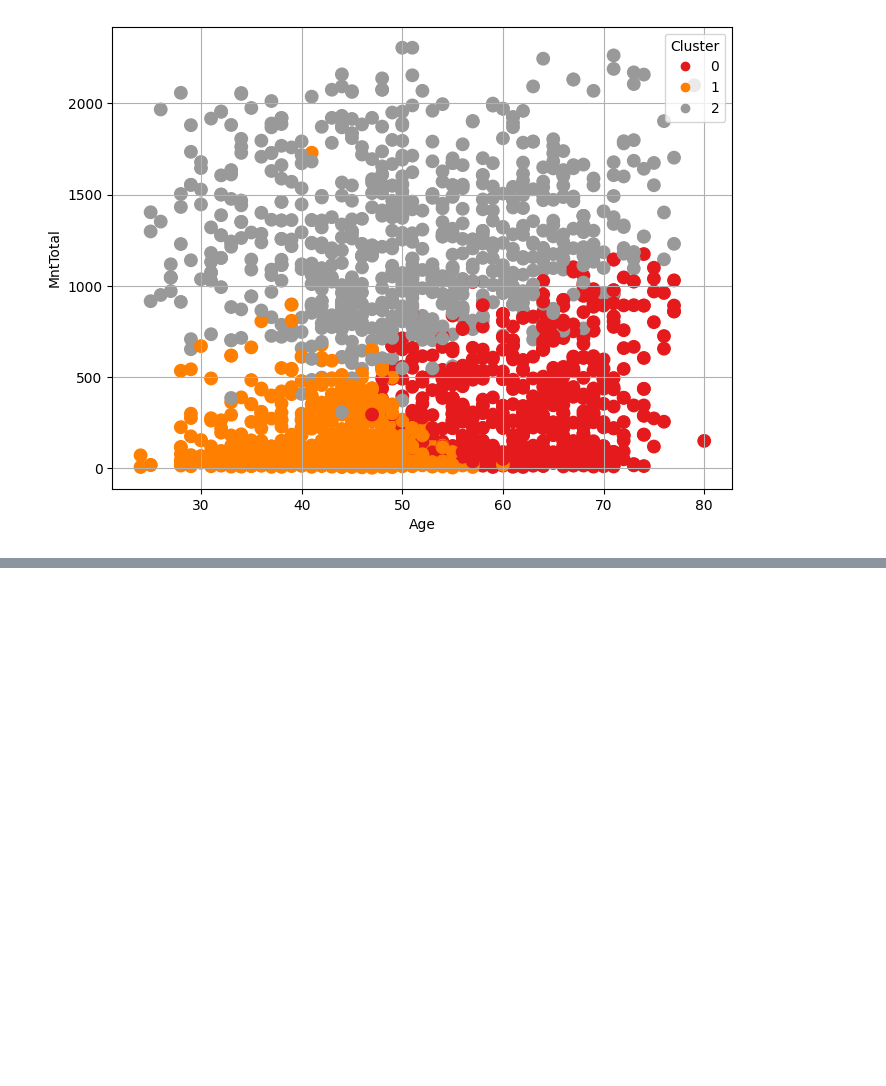
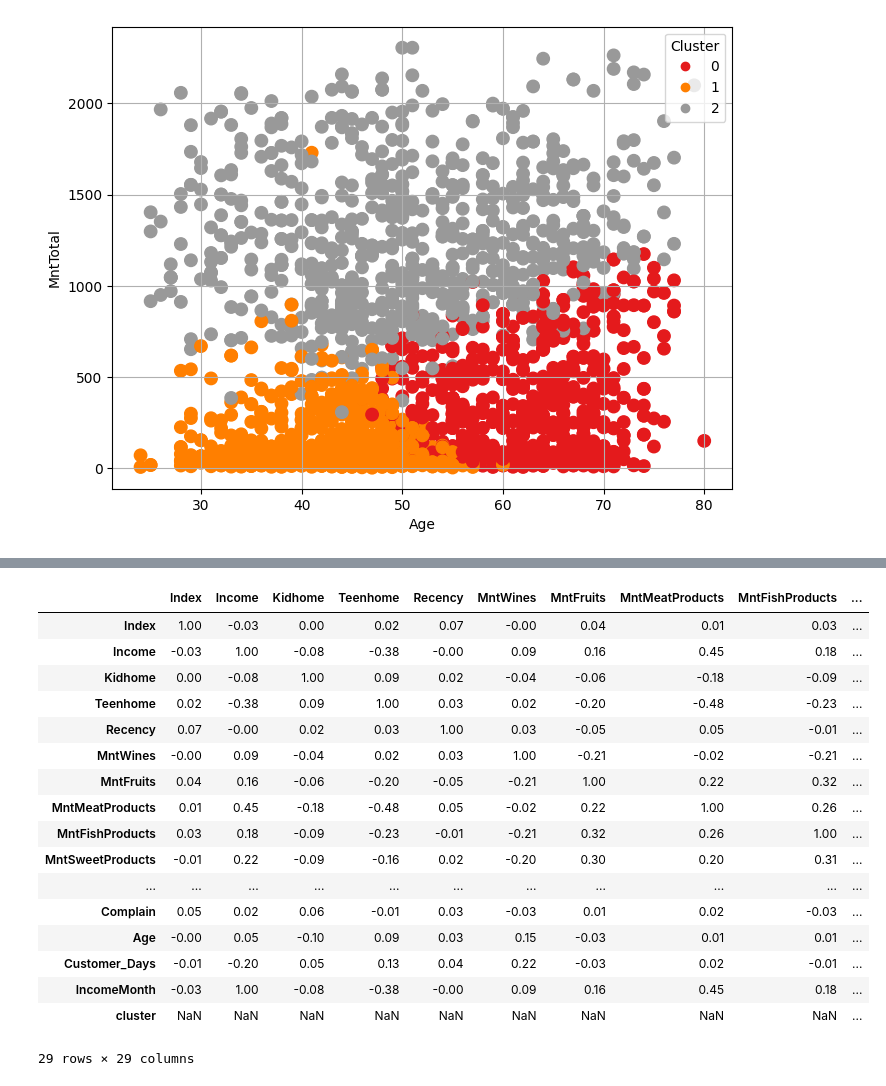
Before and after one commit to evertonenrico/Ifood_Insights, a Jupyter notebook: Ifood_Dataset/Import_DataSet_Ifood.ipynb, the cells around one changed output, grey strips where cells are left out. Cells and saved outputs as stored; diff of their text form; code cells hidden in the pictures; blank space fills up the shorter version.

```diff
--- a/Ifood_Dataset/Import_DataSet_Ifood.ipynb
+++ b/Ifood_Dataset/Import_DataSet_Ifood.ipynb
@@ -486,0 +650,22 @@ Name: MntTotal, dtype: float64
+# %%
+correlacao_maior_cluster_todos = df_maior_cluster.select_dtypes(include='number').corr().round(2)
+correlacao_maior_cluster_todos
+# %% [output]
+|  | Index | Income | Kidhome | Teenhome | Recency | MntWines | MntFruits | MntMeatProducts | MntFishProducts | ... |
+| Index | 1.00 | -0.03 | 0.00 | 0.02 | 0.07 | -0.00 | 0.04 | 0.01 | 0.03 | ... |
+| Income | -0.03 | 1.00 | -0.08 | -0.38 | -0.00 | 0.09 | 0.16 | 0.45 | 0.18 | ... |
+| Kidhome | 0.00 | -0.08 | 1.00 | 0.09 | 0.02 | -0.04 | -0.06 | -0.18 | -0.09 | ... |
+| Teenhome | 0.02 | -0.38 | 0.09 | 1.00 | 0.03 | 0.02 | -0.20 | -0.48 | -0.23 | ... |
+| Recency | 0.07 | -0.00 | 0.02 | 0.03 | 1.00 | 0.03 | -0.05 | 0.05 | -0.01 | ... |
+| MntWines | -0.00 | 0.09 | -0.04 | 0.02 | 0.03 | 1.00 | -0.21 | -0.02 | -0.21 | ... |
+| MntFruits | 0.04 | 0.16 | -0.06 | -0.20 | -0.05 | -0.21 | 1.00 | 0.22 | 0.32 | ... |
+| MntMeatProducts | 0.01 | 0.45 | -0.18 | -0.48 | 0.05 | -0.02 | 0.22 | 1.00 | 0.26 | ... |
+| MntFishProducts | 0.03 | 0.18 | -0.09 | -0.23 | -0.01 | -0.21 | 0.32 | 0.26 | 1.00 | ... |
+| MntSweetProducts | -0.01 | 0.22 | -0.09 | -0.16 | 0.02 | -0.20 | 0.30 | 0.20 | 0.31 | ... |
+| ... | ... | ... | ... | ... | ... | ... | ... | ... | ... | ... |
+| Complain | 0.05 | 0.02 | 0.06 | -0.01 | 0.03 | -0.03 | 0.01 | 0.02 | -0.03 | ... |
+| Age | -0.00 | 0.05 | -0.10 | 0.09 | 0.03 | 0.15 | -0.03 | 0.01 | 0.01 | ... |
+| Customer_Days | -0.01 | -0.20 | 0.05 | 0.13 | 0.04 | 0.22 | -0.03 | 0.02 | -0.01 | ... |
+| IncomeMonth | -0.03 | 1.00 | -0.08 | -0.38 | -0.00 | 0.09 | 0.16 | 0.45 | 0.18 | ... |
+| cluster | NaN | NaN | NaN | NaN | NaN | NaN | NaN | NaN | NaN | ... |
+29 rows × 29 columns
```
Also changed, not shown: parts of 11 cells of this notebook.
